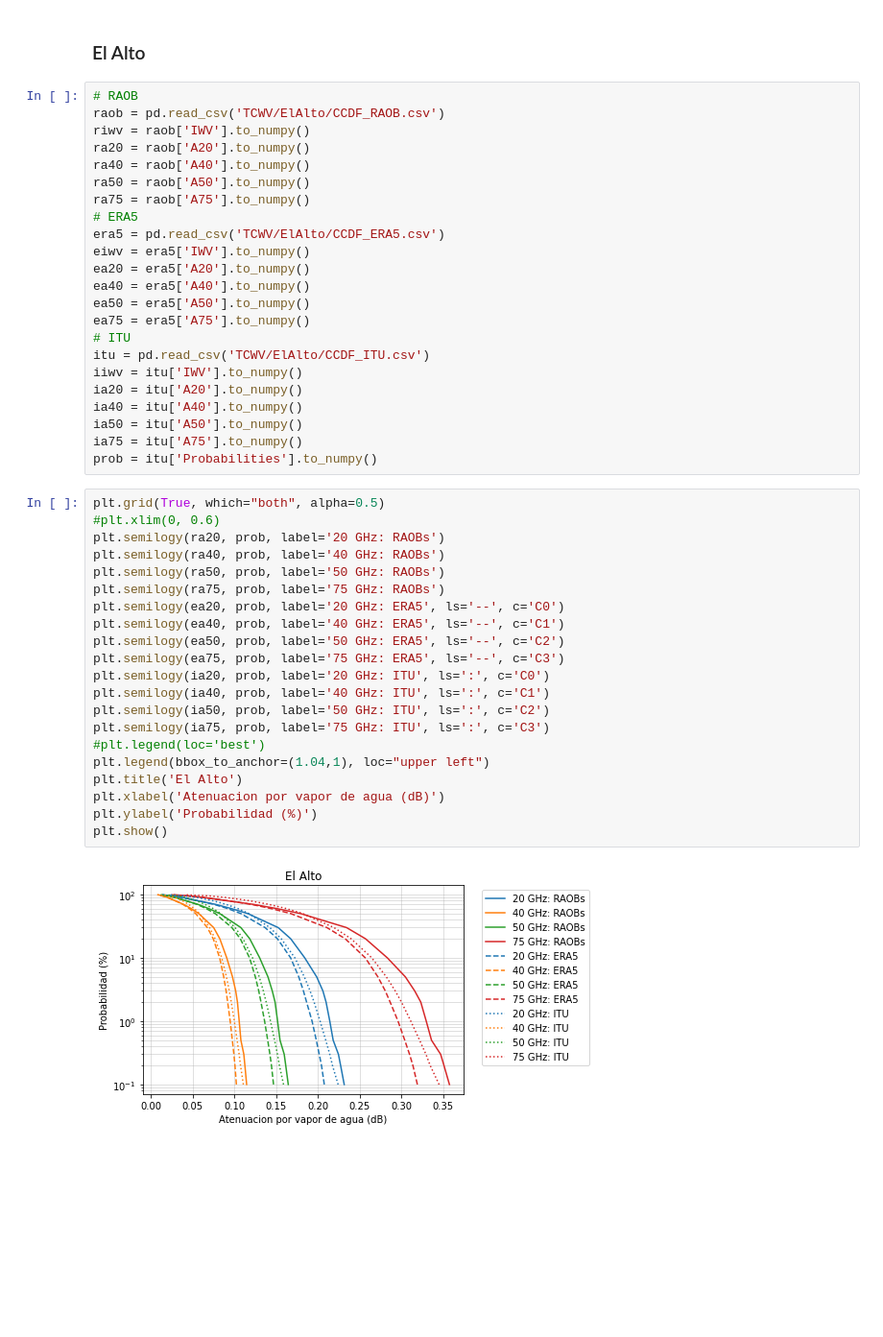
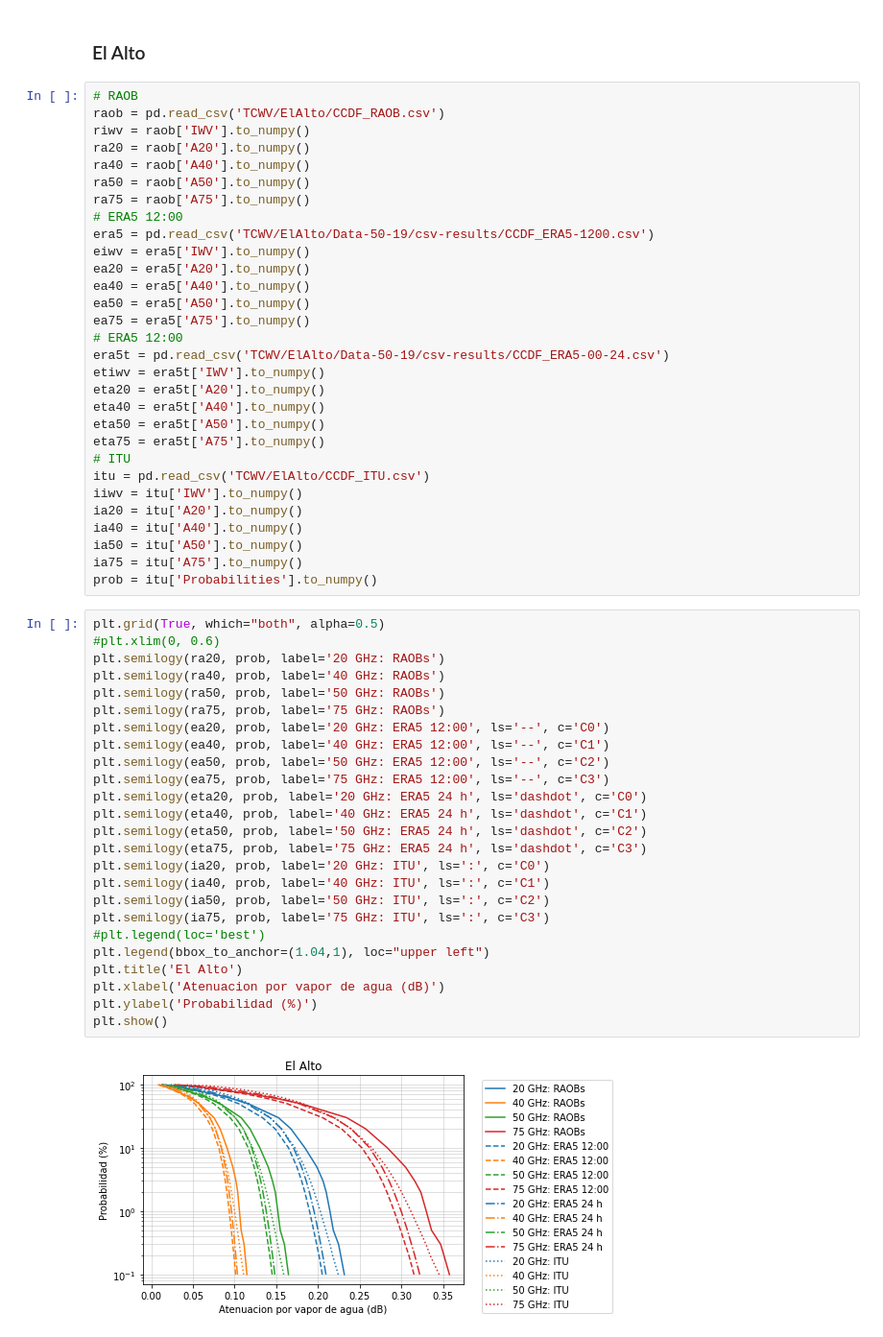
Before and after one commit to gustavomarinovando/era5-analysis, a Jupyter notebook: DataComparison.ipynb, the cells around one changed output. Shown at 96% size. Saved outputs shown, nothing was run; the diff lists cells and outputs as text; blank space fills up the shorter version.

```diff
--- a/DataComparison.ipynb
+++ b/DataComparison.ipynb
@@ -25,13 +25,20 @@ ra20 = raob['A20'].to_numpy()
 ra40 = raob['A40'].to_numpy()
 ra50 = raob['A50'].to_numpy()
 ra75 = raob['A75'].to_numpy()
-# ERA5
-era5 = pd.read_csv('TCWV/ElAlto/CCDF_ERA5.csv')
+# ERA5 12:00
+era5 = pd.read_csv('TCWV/ElAlto/Data-50-19/csv-results/CCDF_ERA5-1200.csv')
 eiwv = era5['IWV'].to_numpy()
 ea20 = era5['A20'].to_numpy()
 ea40 = era5['A40'].to_numpy()
 ea50 = era5['A50'].to_numpy()
 ea75 = era5['A75'].to_numpy()
+# ERA5 12:00
+era5t = pd.read_csv('TCWV/ElAlto/Data-50-19/csv-results/CCDF_ERA5-00-24.csv')
+etiwv = era5t['IWV'].to_numpy()
+eta20 = era5t['A20'].to_numpy()
+eta40 = era5t['A40'].to_numpy()
+eta50 = era5t['A50'].to_numpy()
+eta75 = era5t['A75'].to_numpy()
 # ITU
 itu = pd.read_csv('TCWV/ElAlto/CCDF_ITU.csv')
 iiwv = itu['IWV'].to_numpy()
@@ -43,26 +50,30 @@ prob = itu['Probabilities'].to_numpy()
 # %%
 plt.grid(True, which="both", alpha=0.5)
 #plt.xlim(0, 0.6)
 plt.semilogy(ra20, prob, label='20 GHz: RAOBs')
 plt.semilogy(ra40, prob, label='40 GHz: RAOBs')
 plt.semilogy(ra50, prob, label='50 GHz: RAOBs')
 plt.semilogy(ra75, prob, label='75 GHz: RAOBs')
-plt.semilogy(ea20, prob, label='20 GHz: ERA5', ls='--', c='C0')
-plt.semilogy(ea40, prob, label='40 GHz: ERA5', ls='--', c='C1')
-plt.semilogy(ea50, prob, label='50 GHz: ERA5', ls='--', c='C2')
-plt.semilogy(ea75, prob, label='75 GHz: ERA5', ls='--', c='C3')
+plt.semilogy(ea20, prob, label='20 GHz: ERA5 12:00', ls='--', c='C0')
+plt.semilogy(ea40, prob, label='40 GHz: ERA5 12:00', ls='--', c='C1')
+plt.semilogy(ea50, prob, label='50 GHz: ERA5 12:00', ls='--', c='C2')
+plt.semilogy(ea75, prob, label='75 GHz: ERA5 12:00', ls='--', c='C3')
+plt.semilogy(eta20, prob, label='20 GHz: ERA5 24 h', ls='dashdot', c='C0')
+plt.semilogy(eta40, prob, label='40 GHz: ERA5 24 h', ls='dashdot', c='C1')
+plt.semilogy(eta50, prob, label='50 GHz: ERA5 24 h', ls='dashdot', c='C2')
+plt.semilogy(eta75, prob, label='75 GHz: ERA5 24 h', ls='dashdot', c='C3')
 plt.semilogy(ia20, prob, label='20 GHz: ITU', ls=':', c='C0')
 plt.semilogy(ia40, prob, label='40 GHz: ITU', ls=':', c='C1')
 plt.semilogy(ia50, prob, label='50 GHz: ITU', ls=':', c='C2')
 plt.semilogy(ia75, prob, label='75 GHz: ITU', ls=':', c='C3')
 #plt.legend(loc='best')
 plt.legend(bbox_to_anchor=(1.04,1), loc="upper left")
 plt.title('El Alto')
 plt.xlabel('Atenuacion por vapor de agua (dB)')
 plt.ylabel('Probabilidad (%)')
 plt.show()
 # %% [output]
-[figure, old version]
+[figure, new version]
 # %%
 # 20 GHz
 emean, erms = error(ea20, ra20)
```
Also changed, not shown: parts of 4 cells of this notebook, 2 other files.
